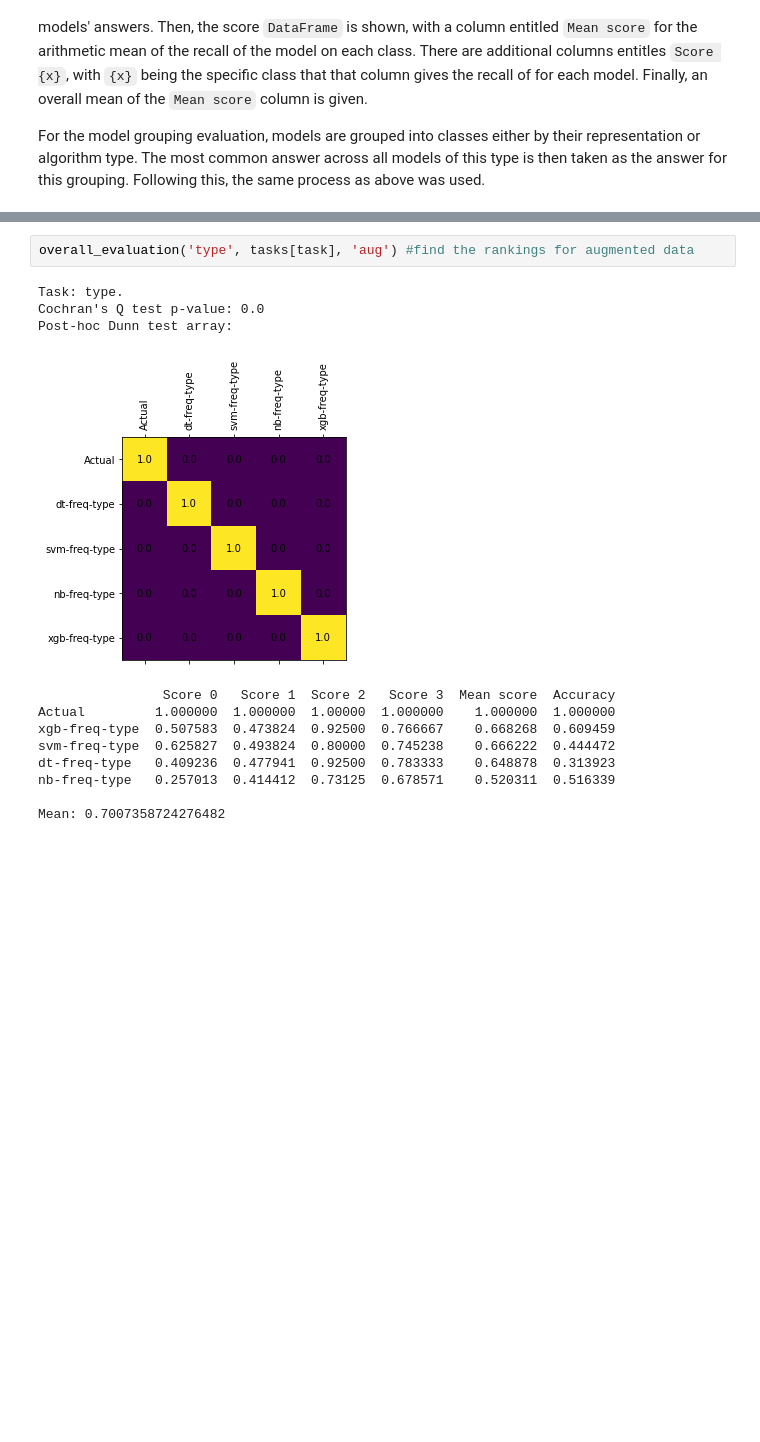
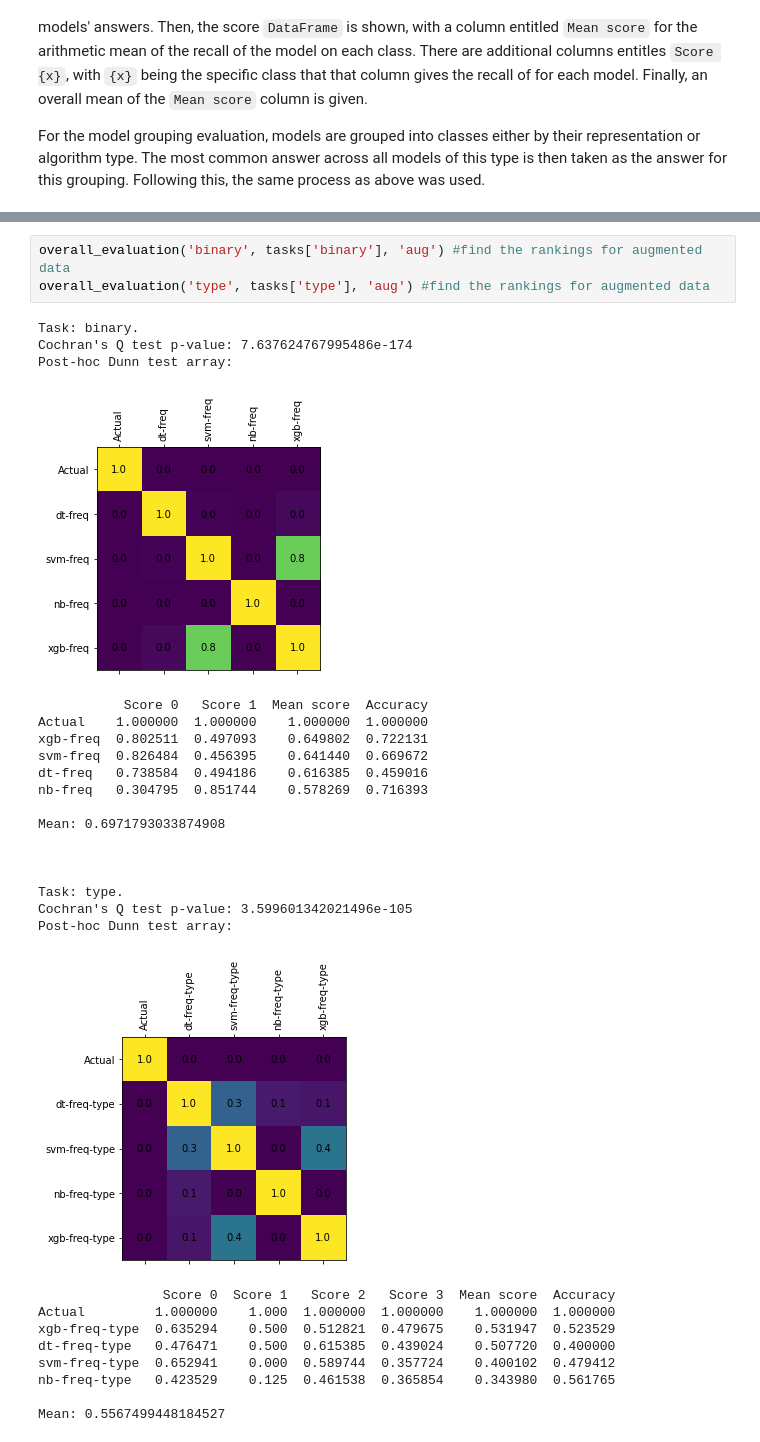
Before and after one commit to NicoACloutier/class-imbalance-Cloutier-Japkowicz-2023, a Jupyter notebook: ml_models/cochran.ipynb, the cells around one changed output, grey strips where cells are left out. Saved outputs shown, nothing was run; the diff lists cells and outputs as text; blank space fills up the shorter version.

```diff
--- a/ml_models/cochran.ipynb
+++ b/ml_models/cochran.ipynb
@@ -322,16 +419,32 @@ Post-hoc Dunn test array:
 # %%
-overall_evaluation('type', tasks[task], 'aug') #find the rankings for augmented data
+overall_evaluation('binary', tasks['binary'], 'aug') #find the rankings for augmented data
+overall_evaluation('type', tasks['type'], 'aug') #find the rankings for augmented data
 # %% [output]
-Task: type.
-Cochran's Q test p-value: 0.0
+Task: binary.
+Cochran's Q test p-value: 7.637624767995486e-174
 Post-hoc Dunn test array:
-[figure, old version]
+[figure, new version]
-                Score 0   Score 1  Score 2   Score 3  Mean score  Accuracy
-Actual         1.000000  1.000000  1.00000  1.000000    1.000000  1.000000
-xgb-freq-type  0.507583  0.473824  0.92500  0.766667    0.668268  0.609459
-svm-freq-type  0.625827  0.493824  0.80000  0.745238    0.666222  0.444472
-dt-freq-type   0.409236  0.477941  0.92500  0.783333    0.648878  0.313923
-nb-freq-type   0.257013  0.414412  0.73125  0.678571    0.520311  0.516339
+           Score 0   Score 1  Mean score  Accuracy
+Actual    1.000000  1.000000    1.000000  1.000000
+xgb-freq  0.802511  0.497093    0.649802  0.722131
+svm-freq  0.826484  0.456395    0.641440  0.669672
+dt-freq   0.738584  0.494186    0.616385  0.459016
+nb-freq   0.304795  0.851744    0.578269  0.716393
 
-Mean: 0.7007358724276482
+Mean: 0.6971793033874908
+
+
+
+Task: type.
+Cochran's Q test p-value: 3.599601342021496e-105
+Post-hoc Dunn test array:
+[figure, added]
+                Score 0  Score 1   Score 2   Score 3  Mean score  Accuracy
+Actual         1.000000    1.000  1.000000  1.000000    1.000000  1.000000
+xgb-freq-type  0.635294    0.500  0.512821  0.479675    0.531947  0.523529
+dt-freq-type   0.476471    0.500  0.615385  0.439024    0.507720  0.400000
+svm-freq-type  0.652941    0.000  0.589744  0.357724    0.400102  0.479412
+nb-freq-type   0.423529    0.125  0.461538  0.365854    0.343980  0.561765
+
+Mean: 0.5567499448184527
 |  | Score 0 | Score 1 | Score 2 | Score 3 | Mean score | Accuracy |
```
Also changed, not shown: parts of 4 cells of this notebook, 2 other files.
